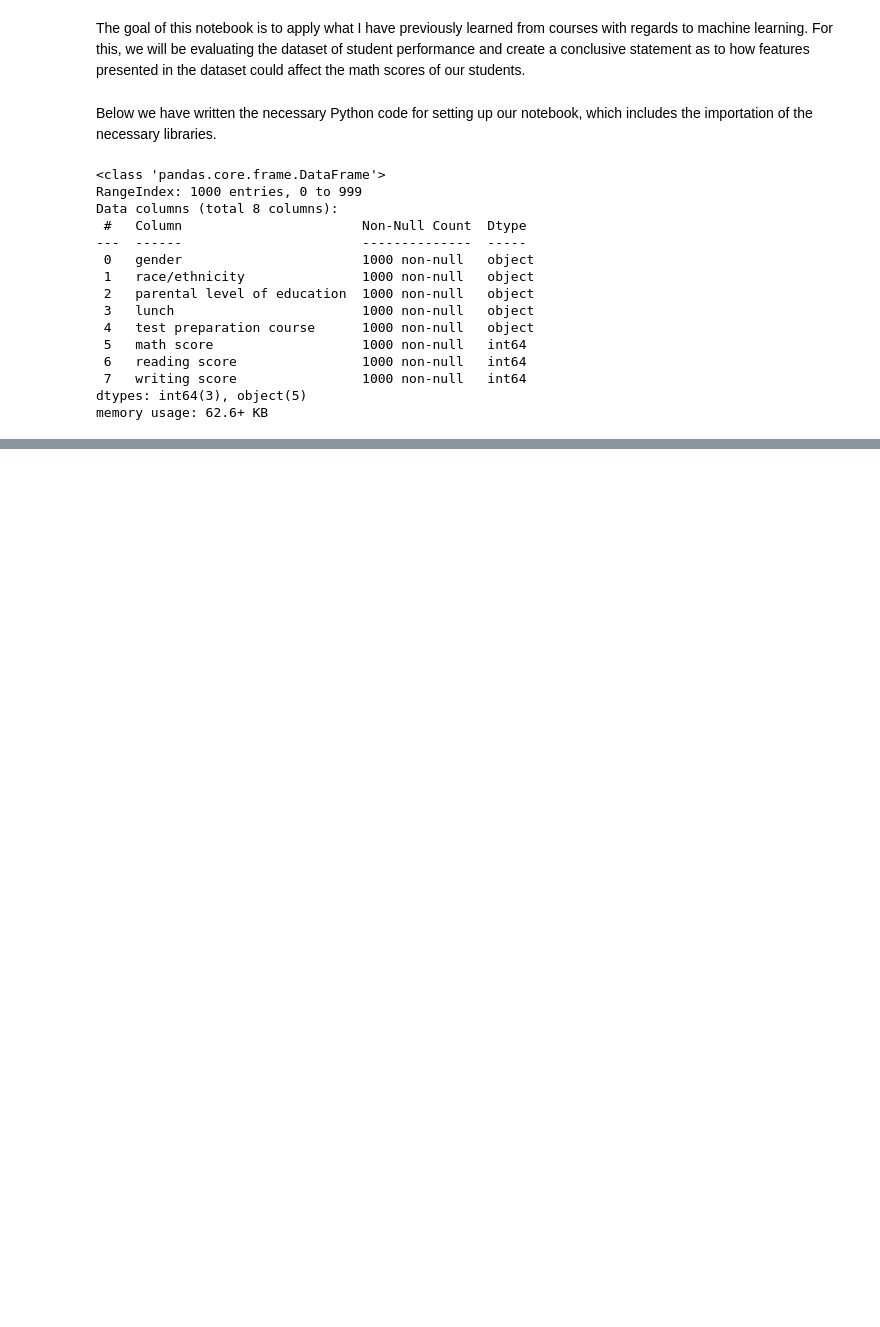
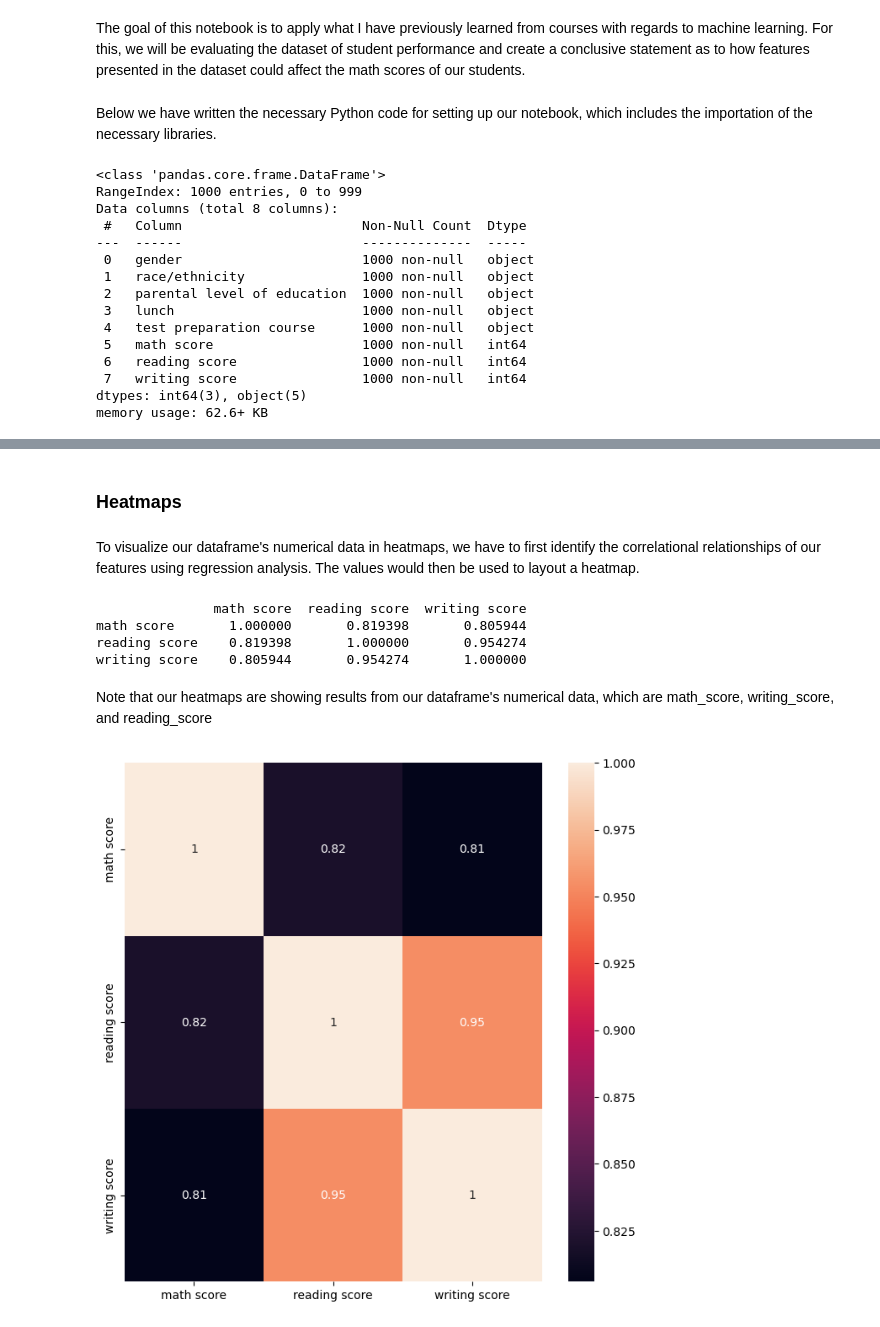
Before and after one commit to RuralNative/Student_Performance_Analysis, a Jupyter notebook: student-marks-prediction.ipynb, the cells around one changed output, grey strips where cells are left out. Drawn from its saved outputs; the diff is of its cells as text; code cells hidden in the pictures; blank space fills up the shorter version.

```diff
--- a/student-marks-prediction.ipynb
+++ b/student-marks-prediction.ipynb
@@ -41,0 +89,22 @@ for dirname, _, filenames in os.walk('/kaggle/input/kaggle/input/students-perfor
+# %% [markdown]
+### Heatmaps
+# %% [markdown]
+To visualize our dataframe's numerical data in heatmaps, we have to first identify the correlational relationships of our features using regression analysis. The values would then be used to layout a heatmap.
+# %%
+dataframe_numerics = dataframe.select_dtypes(include = (np.number))
+correlational_values = dataframe.corr(numeric_only = True)
+print(correlational_values)
+# %% [output]
+               math score  reading score  writing score
+math score       1.000000       0.819398       0.805944
+reading score    0.819398       1.000000       0.954274
+writing score    0.805944       0.954274       1.000000
+# %% [markdown]
+Note that our heatmaps are showing results from our dataframe's numerical data, which are math_score, writing_score, and reading_score
+# %%
+plot.figure(figsize =(8,8))
+
+sns.heatmap(correlational_values, annot = True)
+plot.show()
+# %% [output]
+[figure, added]
```
Also changed, not shown: parts of 23 cells of this notebook.
